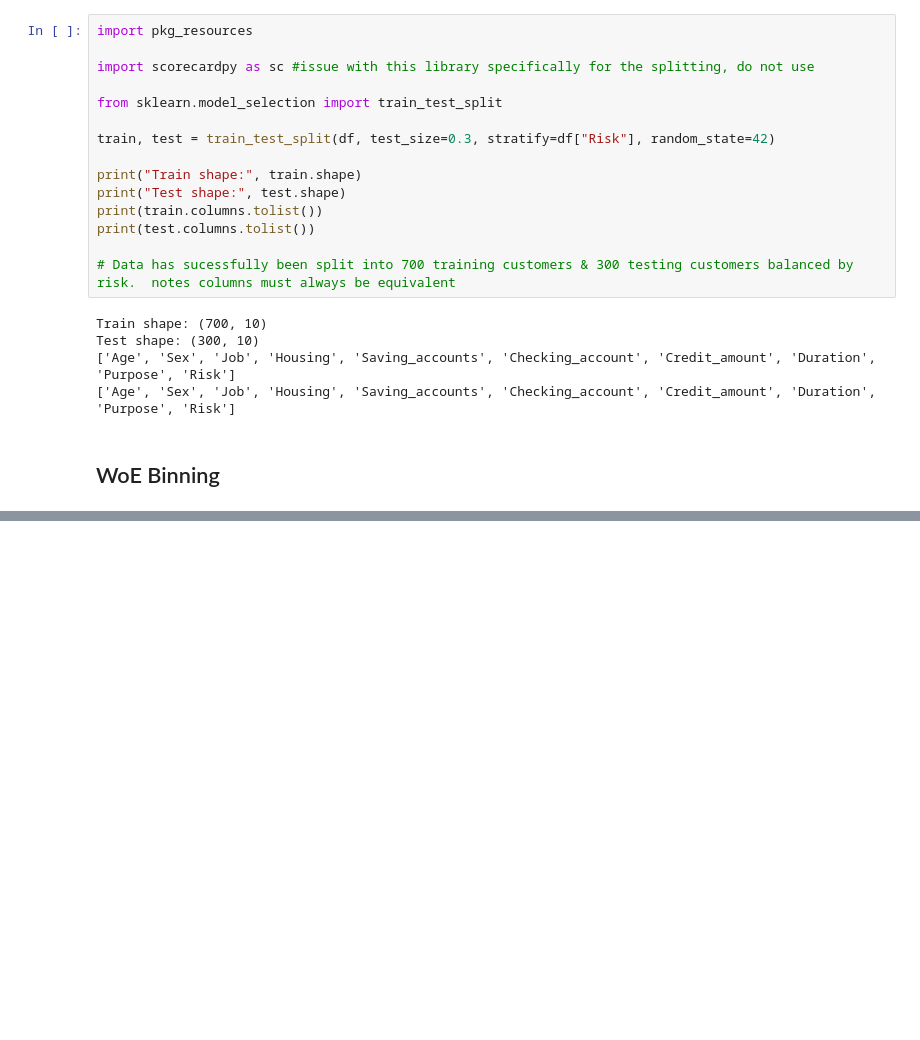
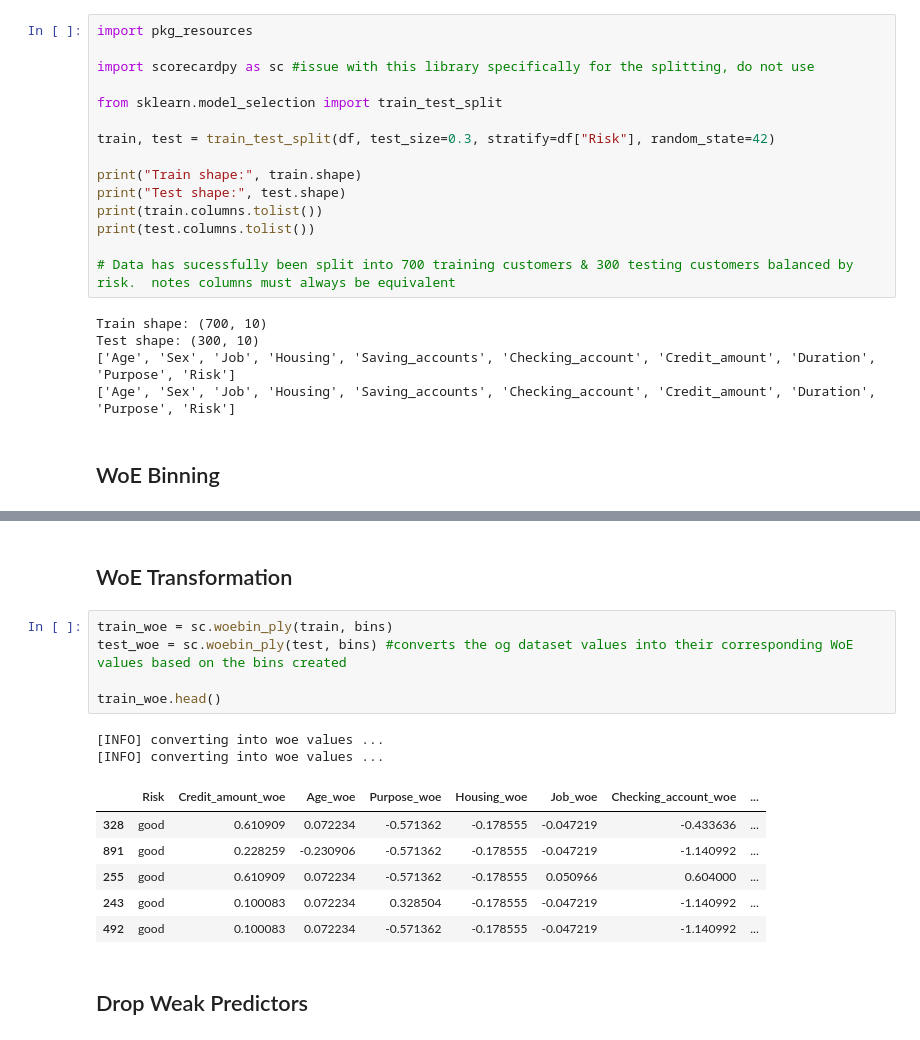
Before and after one commit to AishaMadiyahh/credit-risk-scorecard, a Jupyter notebook: exploration.ipynb, the cells around one changed output, grey strips where cells are left out. Saved outputs shown, nothing was run; the diff lists cells and outputs as text; blank space fills up the shorter version.

Commit message:
Apply WoE transformation, drop weak predictors (Job, Sex)

```diff
--- a/exploration.ipynb
+++ b/exploration.ipynb
@@ -151 +153,19 @@ Purpose (IV: 0.130)
 ... (6 outputs left out)
+# %% [markdown]
+## WoE Transformation
+# %%
+train_woe = sc.woebin_ply(train, bins)
+test_woe = sc.woebin_ply(test, bins) #converts the og dataset values into their corresponding WoE values based on the bins created
+
+train_woe.head()
+# %% [output]
+[INFO] converting into woe values ...
+[INFO] converting into woe values ...
+|  | Risk | Credit_amount_woe | Age_woe | Purpose_woe | Housing_woe | Job_woe | Checking_account_woe | ... |
+| 328 | good | 0.610909 | 0.072234 | -0.571362 | -0.178555 | -0.047219 | -0.433636 | ... |
+| 891 | good | 0.228259 | -0.230906 | -0.571362 | -0.178555 | -0.047219 | -1.140992 | ... |
+| 255 | good | 0.610909 | 0.072234 | -0.571362 | -0.178555 | 0.050966 | 0.604000 | ... |
+| 243 | good | 0.100083 | 0.072234 | 0.328504 | -0.178555 | -0.047219 | -1.140992 | ... |
+| 492 | good | 0.100083 | 0.072234 | -0.571362 | -0.178555 | -0.047219 | -1.140992 | ... |
+# %% [markdown]
+## Drop Weak Predictors
```
Also changed, not shown: parts of 2 cells of this notebook.
